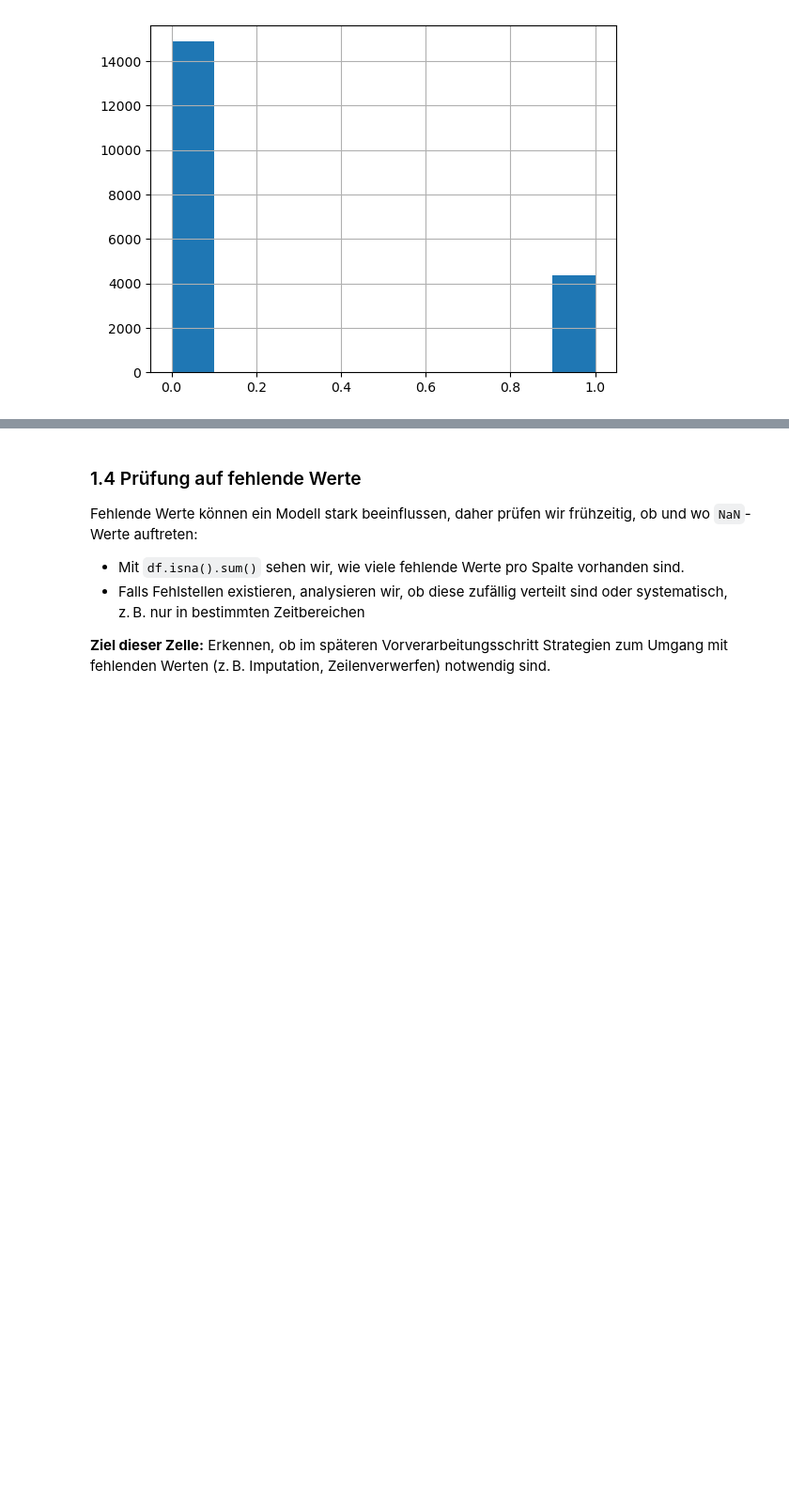
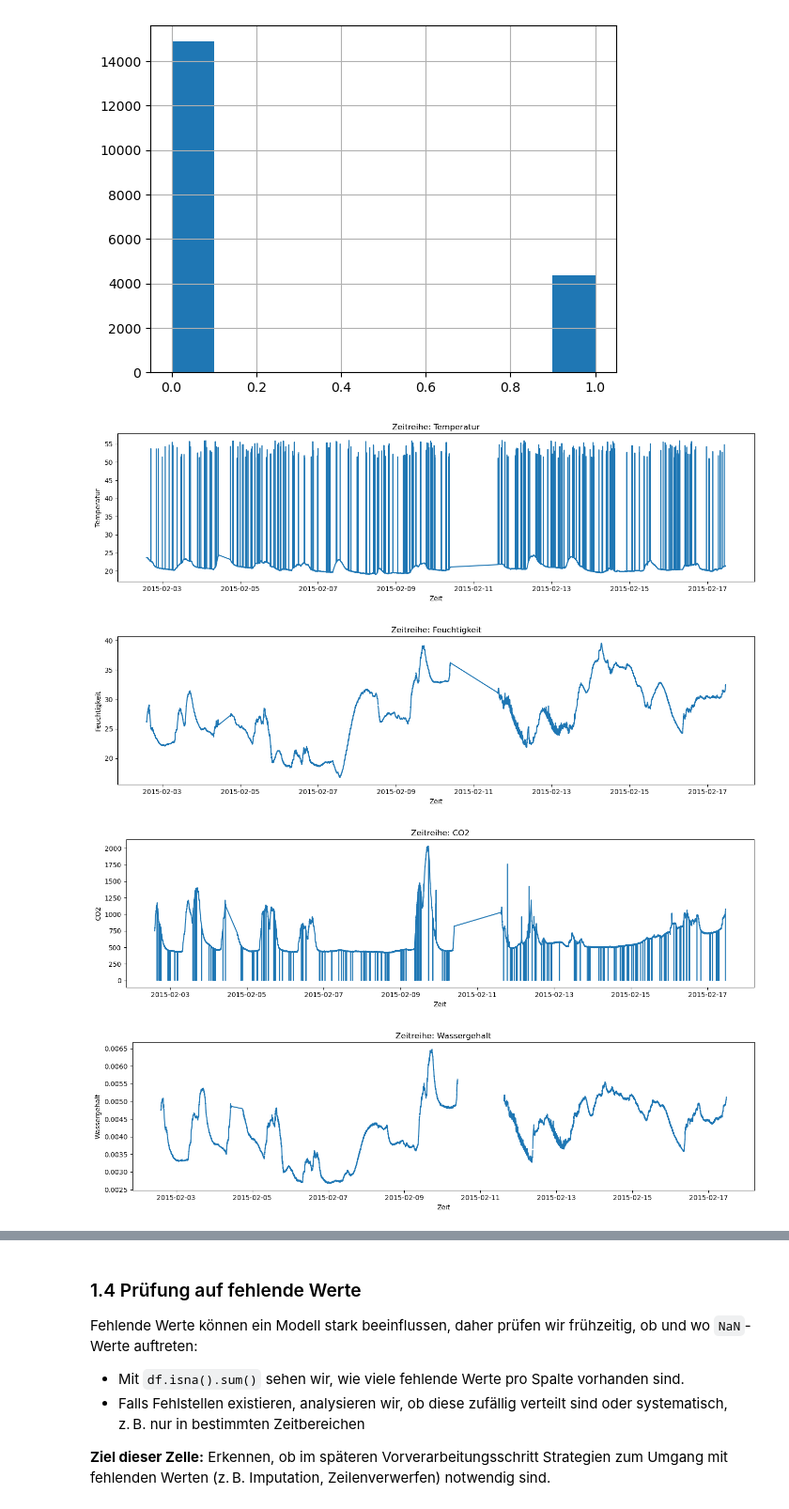
Before and after one commit to Ioannis-Serafim/ml-sensor-project-hka, a Jupyter notebook: notebooks/main.ipynb, the cells around one changed output, grey strips where cells are left out. Shown: that part at 94% size. Saved outputs shown, nothing was run; the diff lists cells and outputs as text; code cells hidden in the pictures; blank space fills up the shorter version.

```diff
--- a/notebooks/main.ipynb
+++ b/notebooks/main.ipynb
@@ -92,3 +93,19 @@ df_sensor_raw['Anwesenheit'].value_counts(normalize=True), df_sensor_raw['Anwese
  Name: proportion, dtype: float64,
  <Axes: >)
 [figure]
+# %%
+# Zeitreihen Analyse: Wassergehalt und Feuchtigkeit
+
+for i, col in enumerate(numeric_cols, 1):
+    plt.figure(figsize=(14,4))
+    plt.plot(df[col])
+    plt.title(f'Zeitreihe: {col}')
+    plt.xlabel('Zeit')
+    plt.ylabel(col)
+    plt.tight_layout()
+    plt.show()
+# %% [output]
+[figure, added]
+[figure, added]
+[figure, added]
+[figure, added]
```
Also changed, not shown: parts of 34 cells of this notebook.
